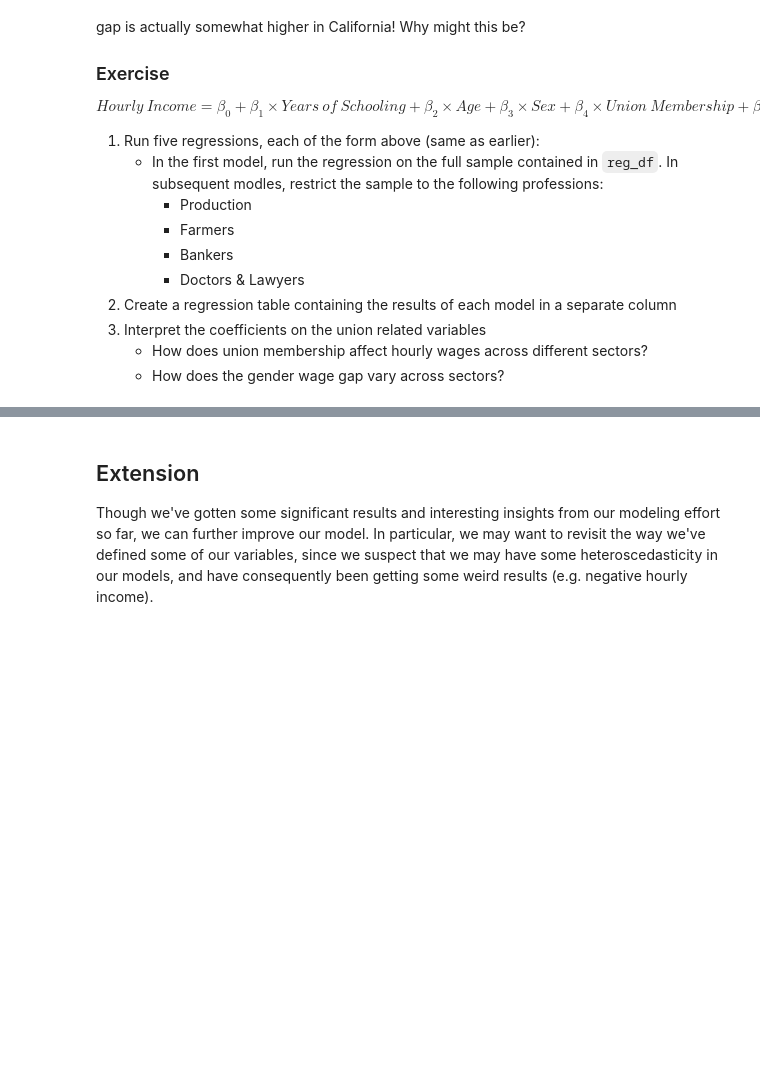
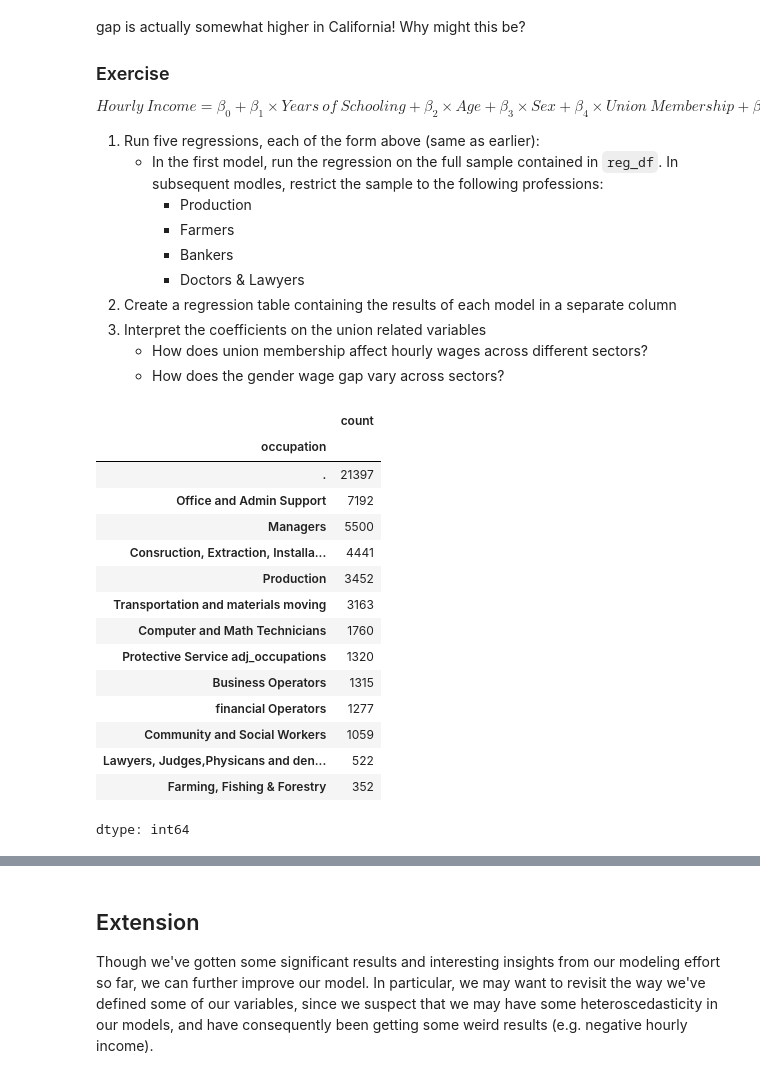
Before and after one commit to emetcalf-vas/QM2, a Jupyter notebook: notebooks/W07_Regression_Distributions_and_Basic_Statistics.ipynb, the cells around one changed output, grey strips where cells are left out. Saved outputs shown, nothing was run; the diff lists cells and outputs as text; code cells hidden in the pictures; blank space fills up the shorter version.

```diff
--- a/notebooks/W07_Regression_Distributions_and_Basic_Statistics.ipynb
+++ b/notebooks/W07_Regression_Distributions_and_Basic_Statistics.ipynb
@@ -455,3 +531,22 @@ $$ Hourly\ Income= \beta_0 + \beta_1 \times Years\ of\ Schooling + \beta_2 \time
 3. Interpret the coefficients on the union related variables
     * How does union membership affect hourly wages across different sectors?
     * How does the gender wage gap vary across sectors?
+# %%
+reg_df["occupation"].value_counts()
+# %% [output]
+|  | count |
+| occupation |  |
+| . | 21397 |
+| Office and Admin Support | 7192 |
+| Managers | 5500 |
+| Consruction, Extraction, Installa... | 4441 |
+| Production | 3452 |
+| Transportation and materials moving | 3163 |
+| Computer and Math Technicians | 1760 |
+| Protective Service adj_occupations | 1320 |
+| Business Operators | 1315 |
+| financial Operators | 1277 |
+| Community and Social Workers | 1059 |
+| Lawyers, Judges,Physicans and den... | 522 |
+| Farming, Fishing & Forestry | 352 |
+dtype: int64
```
Also changed, not shown: parts of 15 cells of this notebook.
